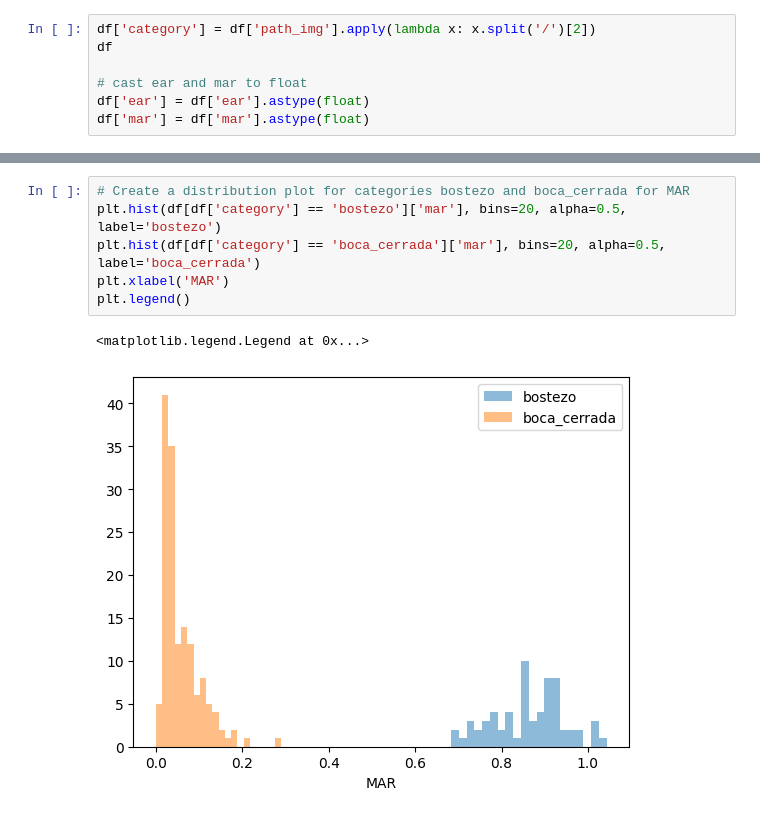
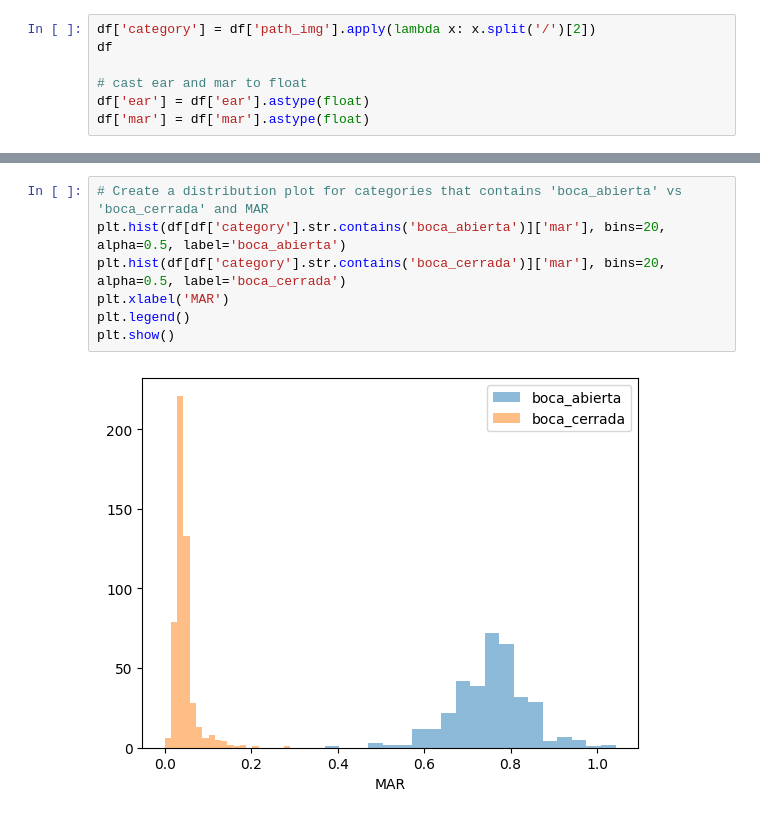
Before and after one commit to lucastrubiano/PFE_Mecatronica_Guarise_Trubiano, a Jupyter notebook: pruebas/pandas_cluster_features.ipynb, the cells around one changed output, grey strips where cells are left out. Cells and saved outputs as stored; diff of their text form.

```diff
--- a/pruebas/pandas_cluster_features.ipynb
+++ b/pruebas/pandas_cluster_features.ipynb
@@ -64,10 +72,10 @@ plt.show()
 # %%
-# Create a distribution plot for categories bostezo and boca_cerrada for MAR
-plt.hist(df[df['category'] == 'bostezo']['mar'], bins=20, alpha=0.5, label='bostezo')
-plt.hist(df[df['category'] == 'boca_cerrada']['mar'], bins=20, alpha=0.5, label='boca_cerrada')
+# Create a distribution plot for categories that contains 'boca_abierta' vs 'boca_cerrada' and MAR
+plt.hist(df[df['category'].str.contains('boca_abierta')]['mar'], bins=20, alpha=0.5, label='boca_abierta')
+plt.hist(df[df['category'].str.contains('boca_cerrada')]['mar'], bins=20, alpha=0.5, label='boca_cerrada')
 plt.xlabel('MAR')
 plt.legend()
+plt.show()
 # %% [output]
-<matplotlib.legend.Legend at 0x...>
-[figure, old version]
+[figure, new version]
 # %%
```
Also changed, not shown: parts of 6 cells of this notebook, 1 other file.
